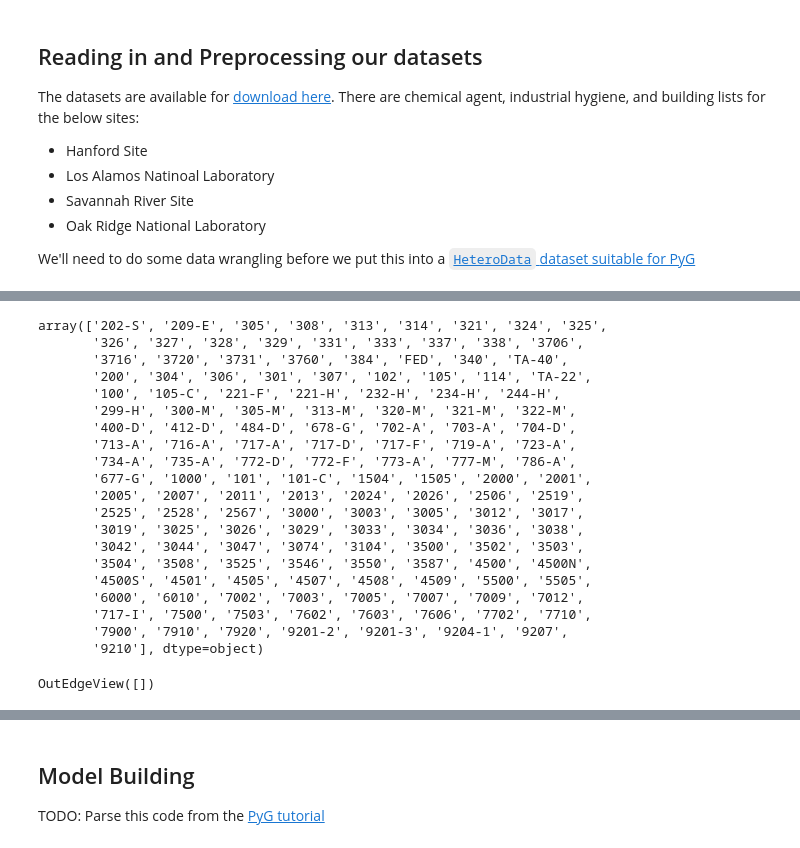
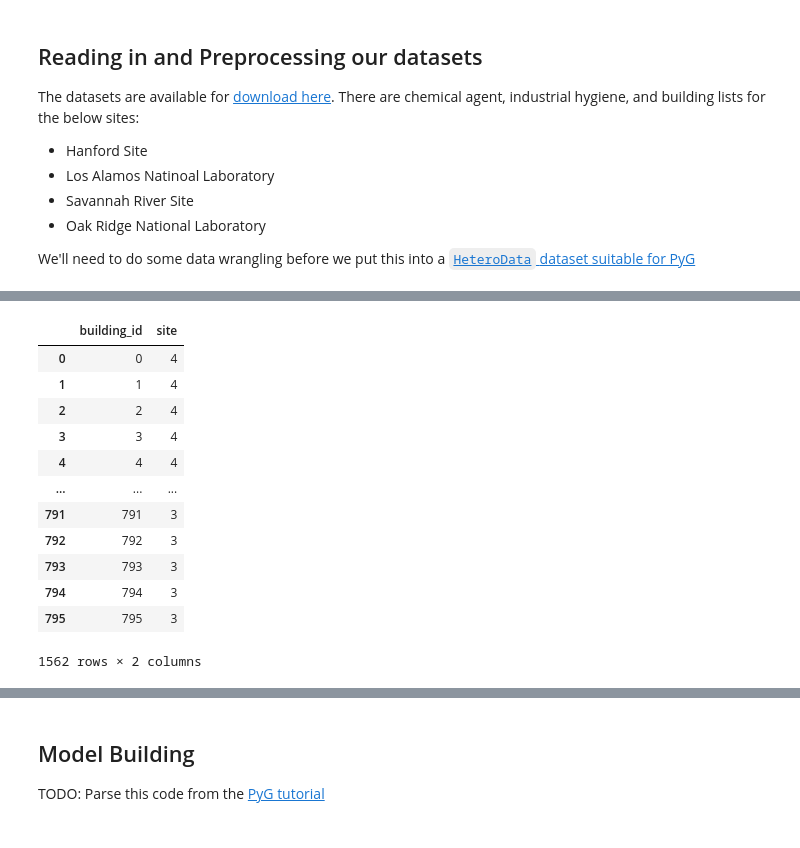
Before and after one commit to andrewbowen19/mastersThesisData698, a Jupyter notebook: GNN_EDA.ipynb, the cells around one changed output, grey strips where cells are left out. Cells and saved outputs as stored; diff of their text form; code cells hidden in the pictures.

```diff
--- a/GNN_EDA.ipynb
+++ b/GNN_EDA.ipynb
@@ -126,6 +128,27 @@ In our case, the nodes fo our grpah represent different types of entities. Hence
 # %%
 # Lookup the building ID number
 
-buildings['building_id'] = buildings['seq_no']
+buildings['building_id'] = buildings.index.values
 
 ih_data = ih_data.merge(buildings[['location', 'building_id']], on="location", how="inner")
+ih_data['chemical_id'] = ih_data.index.values
+
+# Map the site feature to integer values
+site_mapping = {"LANL": 1, "SRP": 2, "ORNL": 3, "HANF": 4}
+buildings['site'] = buildings['facility'].map(site_mapping)
+
+buildings[['building_id', "site"]]
+# %% [output]
+|  | building_id | site |
+| 0 | 0 | 4 |
+| 1 | 1 | 4 |
+| 2 | 2 | 4 |
+| 3 | 3 | 4 |
+| 4 | 4 | 4 |
+| ... | ... | ... |
+| 791 | 791 | 3 |
+| 792 | 792 | 3 |
+| 793 | 793 | 3 |
+| 794 | 794 | 3 |
+| 795 | 795 | 3 |
+1562 rows × 2 columns
@@ -178,27 +154,0 @@ for edge_type, edge_index_list in edge_index_dict.items():
-# %%
-edge_types
-# %% [output]
-array(['202-S', '209-E', '305', '308', '313', '314', '321', '324', '325',
-       '326', '327', '328', '329', '331', '333', '337', '338', '3706',
-       '3716', '3720', '3731', '3760', '384', 'FED', '340', 'TA-40',
-       '200', '304', '306', '301', '307', '102', '105', '114', 'TA-22',
-       '100', '105-C', '221-F', '221-H', '232-H', '234-H', '244-H',
-       '299-H', '300-M', '305-M', '313-M', '320-M', '321-M', '322-M',
-       '400-D', '412-D', '484-D', '678-G', '702-A', '703-A', '704-D',
-       '713-A', '716-A', '717-A', '717-D', '717-F', '719-A', '723-A',
-       '734-A', '735-A', '772-D', '772-F', '773-A', '777-M', '786-A',
-       '677-G', '1000', '101', '101-C', '1504', '1505', '2000', '2001',
-       '2005', '2007', '2011', '2013', '2024', '2026', '2506', '2519',
-       '2525', '2528', '2567', '3000', '3003', '3005', '3012', '3017',
-       '3019', '3025', '3026', '3029', '3033', '3034', '3036', '3038',
-       '3042', '3044', '3047', '3074', '3104', '3500', '3502', '3503',
-       '3504', '3508', '3525', '3546', '3550', '3587', '4500', '4500N',
-       '4500S', '4501', '4505', '4507', '4508', '4509', '5500', '5505',
-       '6000', '6010', '7002', '7003', '7005', '7007', '7009', '7012',
-       '717-I', '7500', '7503', '7602', '7603', '7606', '7702', '7710',
-       '7900', '7910', '7920', '9201-2', '9201-3', '9204-1', '9207',
-       '9210'], dtype=object)
-# %%
-graph.edges
-# %% [output]
-OutEdgeView([])
```
Also changed, not shown: parts of 17 cells of this notebook.
